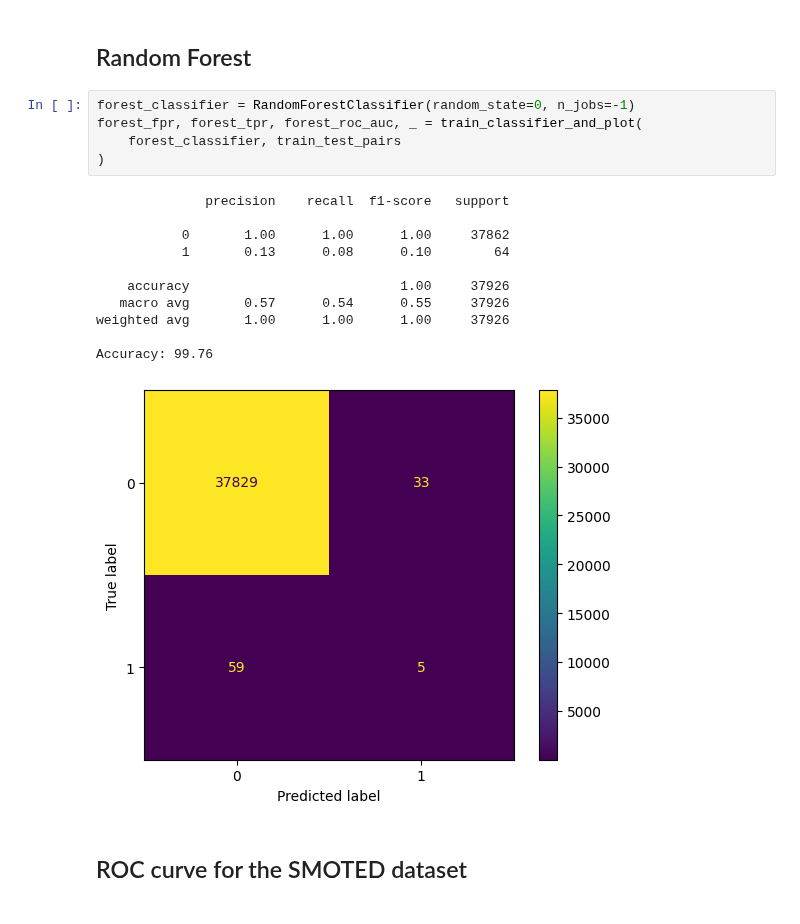
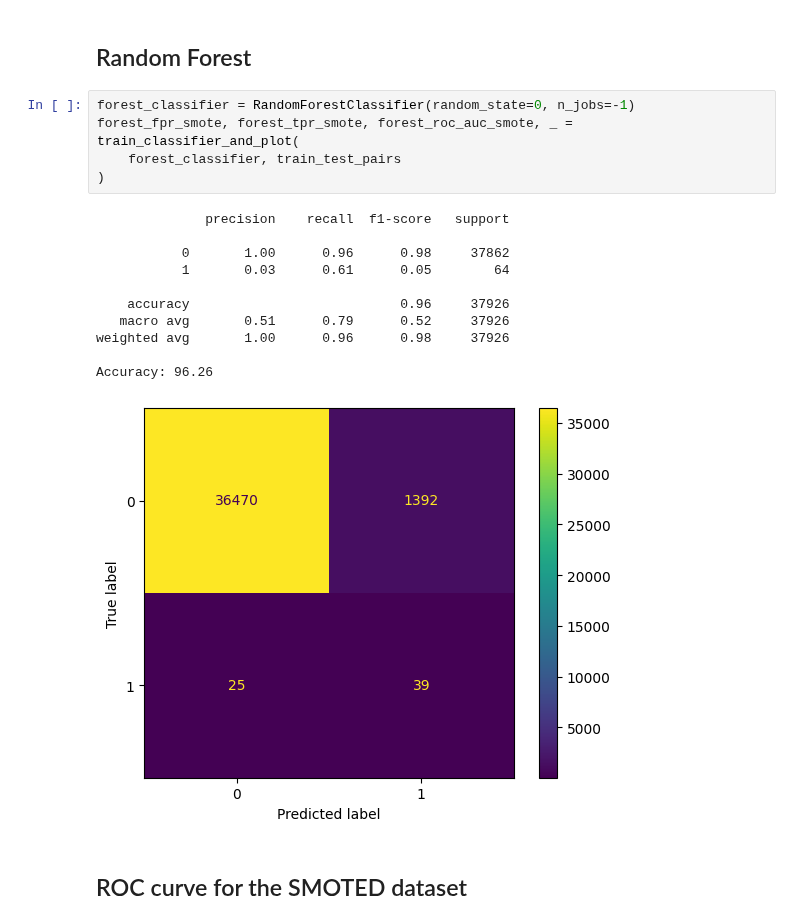
Before and after one commit to kbaran1998/CS4035-cyber-data, a Jupyter notebook: lab1/Lab1.ipynb, the cells around one changed output. Drawn from its saved outputs; the diff is of its cells as text.

```diff
--- a/lab1/Lab1.ipynb
+++ b/lab1/Lab1.ipynb
@@ -840,21 +826,21 @@ Accuracy: 95.72
 ## Random Forest
 # %%
 forest_classifier = RandomForestClassifier(random_state=0, n_jobs=-1)
-forest_fpr, forest_tpr, forest_roc_auc, _ = train_classifier_and_plot(
+forest_fpr_smote, forest_tpr_smote, forest_roc_auc_smote, _ = train_classifier_and_plot(
     forest_classifier, train_test_pairs
 )
 # %% [output]
               precision    recall  f1-score   support
 
-           0       1.00      1.00      1.00     37862
-           1       0.13      0.08      0.10        64
+           0       1.00      0.96      0.98     37862
+           1       0.03      0.61      0.05        64
 
-    accuracy                           1.00     37926
-   macro avg       0.57      0.54      0.55     37926
-weighted avg       1.00      1.00      1.00     37926
+    accuracy                           0.96     37926
+   macro avg       0.51      0.79      0.52     37926
+weighted avg       1.00      0.96      0.98     37926
 
-Accuracy: 99.76
+Accuracy: 96.26
-[figure, old version]
+[figure, new version]
 # %% [markdown]
 ## ROC curve for the SMOTED dataset
 # %%
```
Also changed, not shown: parts of 26 cells of this notebook.
